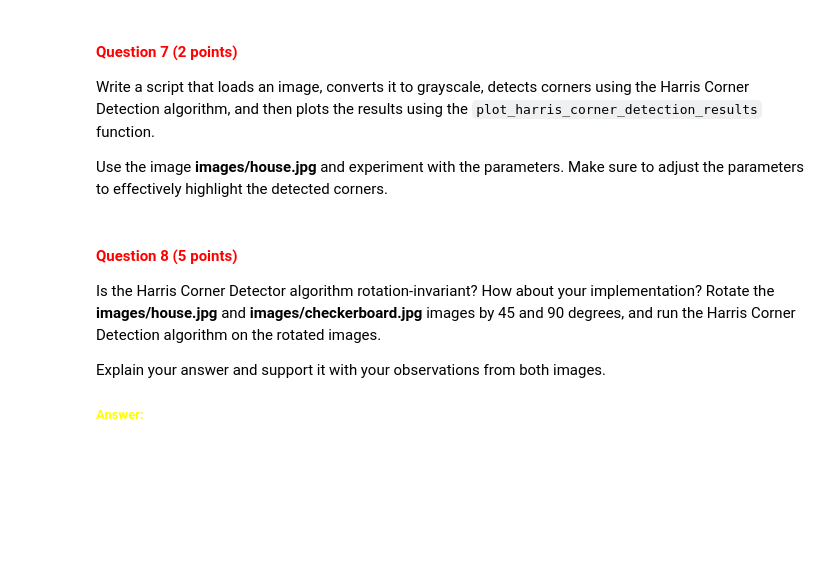
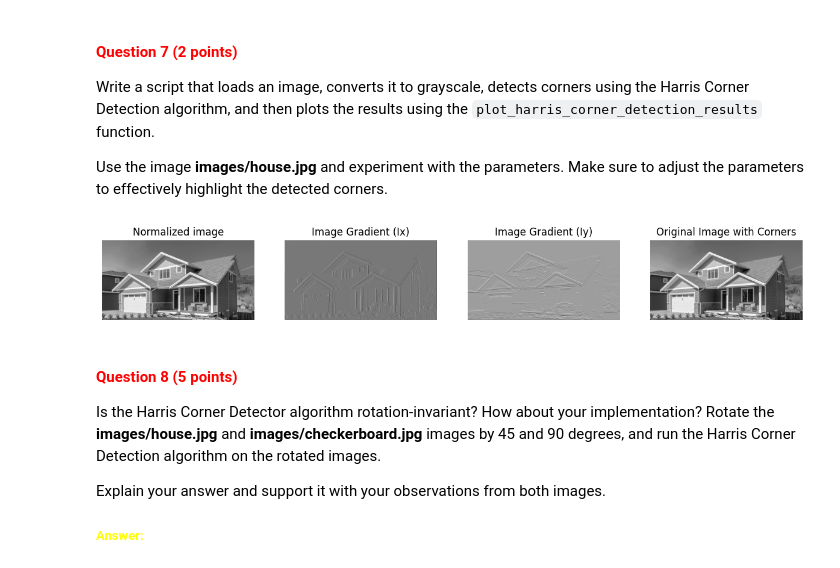
Before and after one commit to zzgsdddz/cv1_lab1, a Jupyter notebook: cv1-lab-3-main/cv1-lab-3.ipynb, the cells around one changed output. Cells and saved outputs as stored; diff of their text form; code cells hidden in the pictures; blank space fills up the shorter version.

```diff
--- a/cv1-lab-3-main/cv1-lab-3.ipynb
+++ b/cv1-lab-3-main/cv1-lab-3.ipynb
@@ -370,3 +409,9 @@ Use the image **images/house.jpg** and experiment with the parameters. Make sure
+# %%
+normalized_image=convert_image_to_grayscale("images/house.jpg")
+harris_response, rows, columns=harris_corner_detector(normalized_image)
+plot_harris_corner_detection_results(normalized_image, rows, columns)
+# %% [output]
+[figure, added]
 # %% [markdown]
 <a id="question-8"></a>
 #### <font color='#FF0000'>Question 8 (5 points)</font>
```
Also changed, not shown: parts of 8 cells of this notebook.
